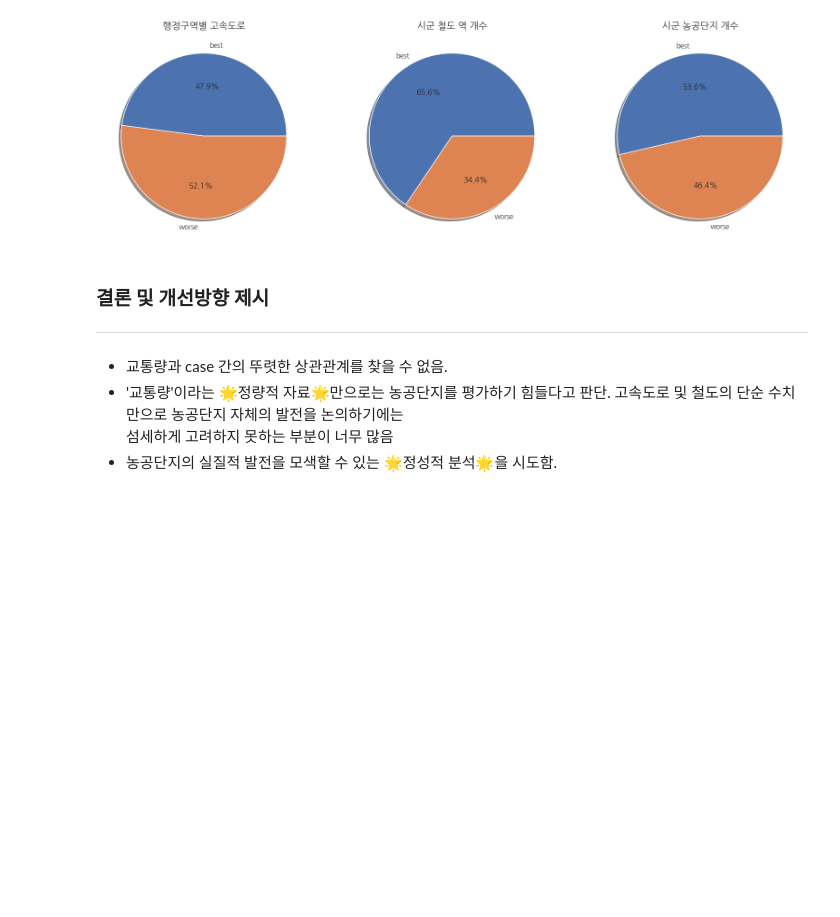
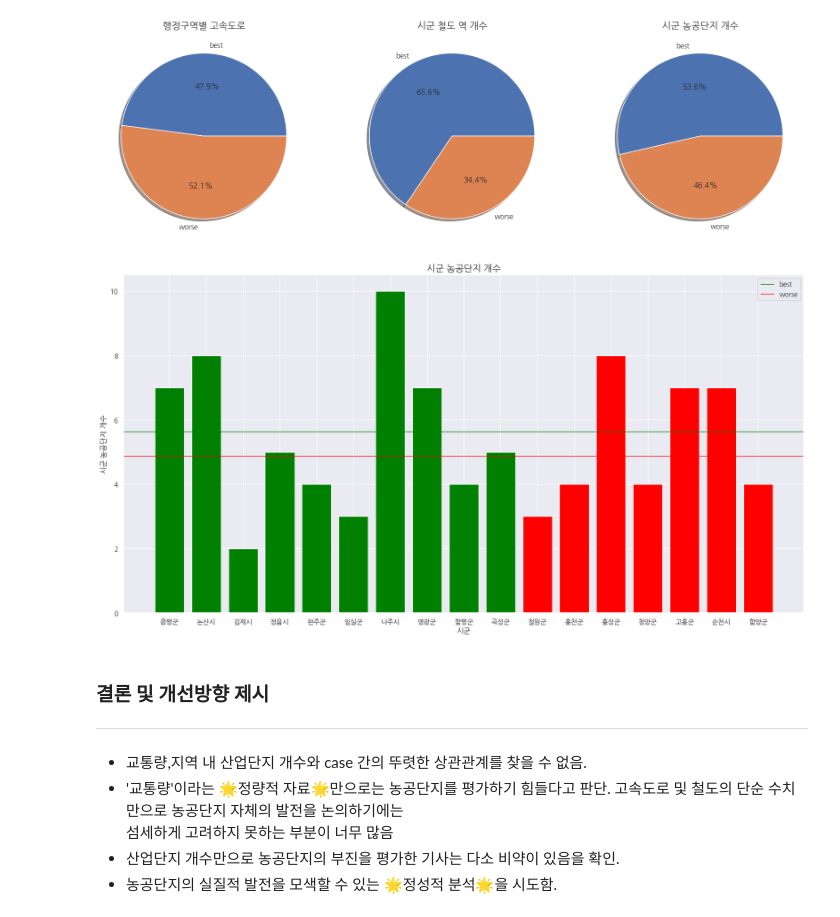
Before and after one commit to ben8169/Project, a Jupyter notebook: 한국산업단지공단_데이터분석/데분기 팀프로젝트_준최종2.ipynb, the cells around one changed output. Cells and saved outputs as stored; diff of their text form; code cells hidden in the pictures; blank space fills up the shorter version.

```diff
--- a/한국산업단지공단_데이터분석/데분기 팀프로젝트_준최종.ipynb
+++ b/한국산업단지공단_데이터분석/데분기 팀프로젝트_준최종2.ipynb
@@ -810,10 +855,27 @@ plt.pie((result['good'][4],result['bad'][4]), labels=['best','worse'], autopct='
 plt.show()
 # %% [output]
 [figure]
+# %%
+#시군 농공단지 개수 비교하는 bar 그래프
+plt.figure(figsize=(20,10))
+plt.title('시군 농공단지 개수',fontsize = 15)
+plt.xlabel('시군')
+plt.ylabel('시군 농공단지 개수')
+plt.bar(best_case['시군'],best_case['시군 농공단지 개수'], color='green')
+plt.bar(worse_case['시군'],worse_case['시군 농공단지 개수'], color='red')
+#평균 값 표시
+plt.axhline(y=best_case['시군 농공단지 개수'].mean(), color='green', linewidth=1, linestyle='-')
+plt.axhline(y=worse_case['시군 농공단지 개수'].mean(), color='red', linewidth=1, linestyle='-')
+#legend 표시
+plt.legend(['best','worse'])
+plt.show()
+# %% [output]
+[figure, added]
 # %% [markdown]
 ### 결론 및 개선방향 제시
 <hr>
 
-- 교통량과 case 간의 뚜렷한 상관관계를 찾을 수 없음.
+- 교통량,지역 내 산업단지 개수와 case 간의 뚜렷한 상관관계를 찾을 수 없음.
 - '교통량'이라는 🌟정량적 자료🌟만으로는 농공단지를 평가하기 힘들다고 판단. 고속도로 및 철도의 단순 수치만으로 농공단지 자체의 발전을 논의하기에는<br> 섬세하게 고려하지 못하는 부분이 너무 많음
+- 산업단지 개수만으로 농공단지의 부진을 평가한 기사는 다소 비약이 있음을 확인.
 - 농공단지의 실질적 발전을 모색할 수 있는 🌟정성적 분석🌟을 시도함.
```
Also changed, not shown: parts of 3 cells of this notebook.
